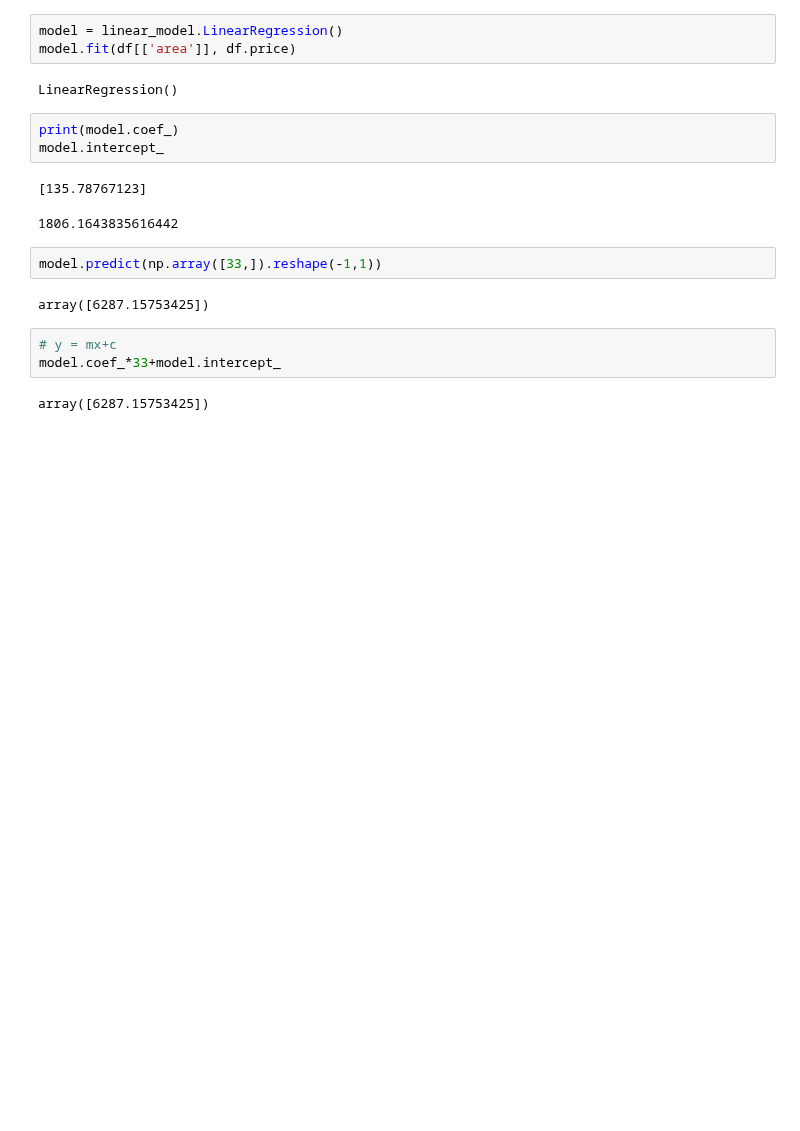
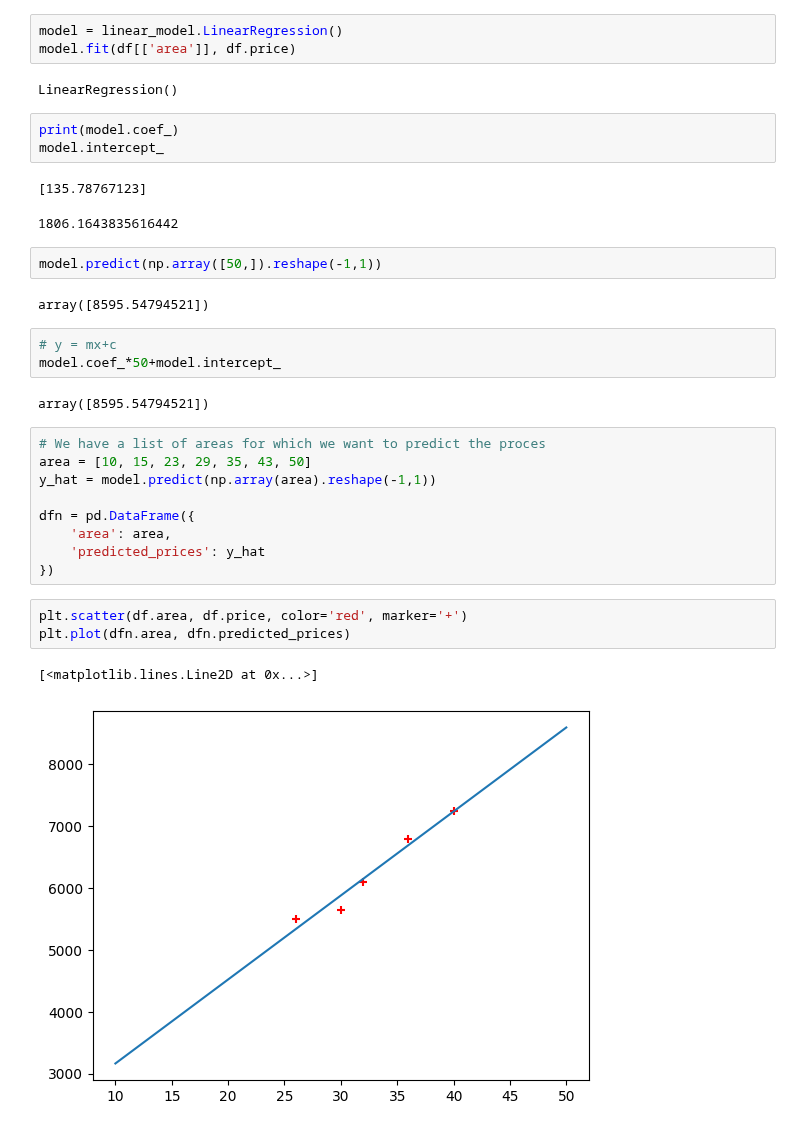
Before and after one commit to UtsavParashar/PythonProblems, a Jupyter notebook: MLDL/ML/1_simple_lin_reg.ipynb, the cells around one changed output. Saved outputs shown, nothing was run; the diff lists cells and outputs as text; blank space fills up the shorter version.

```diff
--- a/MLDL/ML/1_simple_lin_reg.ipynb
+++ b/MLDL/ML/1_simple_lin_reg.ipynb
@@ -37,11 +37,26 @@ model.intercept_
 [135.78767123]
 1806.1643835616442
 # %%
-model.predict(np.array([33,]).reshape(-1,1))
+model.predict(np.array([50,]).reshape(-1,1))
 # %% [output]
-array([6287.15753425])
+array([8595.54794521])
 # %%
 # y = mx+c
-model.coef_*33+model.intercept_
+model.coef_*50+model.intercept_
 # %% [output]
-array([6287.15753425])
+array([8595.54794521])
+# %%
+# We have a list of areas for which we want to predict the proces
+area = [10, 15, 23, 29, 35, 43, 50]
+y_hat = model.predict(np.array(area).reshape(-1,1))
+
+dfn = pd.DataFrame({
+    'area': area,
+    'predicted_prices': y_hat
+})
+# %%
+plt.scatter(df.area, df.price, color='red', marker='+')
+plt.plot(dfn.area, dfn.predicted_prices)
+# %% [output]
+[<matplotlib.lines.Line2D at 0x...>]
+[figure, added]
```
Also changed, not shown: parts of 7 cells of this notebook, 1 other file.
